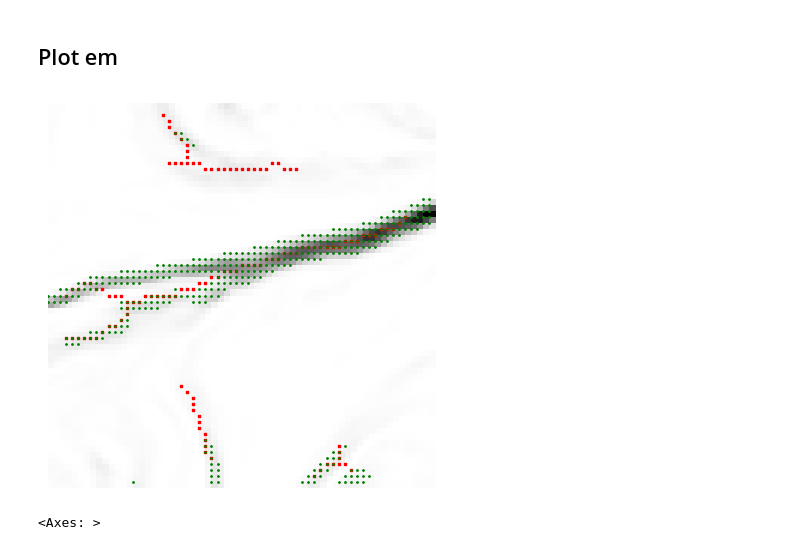
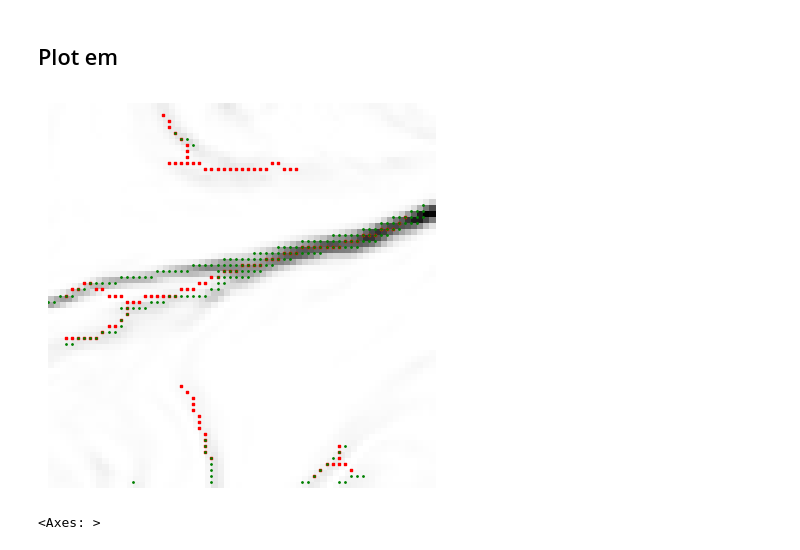
Before and after one commit to Sea-Meets-the-Stars/fronts, a Jupyter notebook: nb/pyBOA_b.ipynb, the cells around one changed output. Saved outputs shown, nothing was run; the diff lists cells and outputs as text; code cells hidden in the pictures.

```diff
--- a/nb/pyBOA_b.ipynb
+++ b/nb/pyBOA_b.ipynb
@@ -195,7 +195,7 @@ array(122)
 # %% [markdown]
 ## Plot em
 # %%
-def plot_fronts(idx, boa, res_fronts=None):
+def plot_fronts(idx, boa, res_fronts=None, thin:bool=False):
     div_sst, sst, sss, Divb2 = parse_idx(idx)
 
     # Plot
@@ -214,15 +214,18 @@ def plot_fronts(idx, boa, res_fronts=None):
     col,row = np.where(np.isfinite(boa.data_fronts.isel(time=0).data))
     ax.scatter(row, col, s=1.0, color='red', marker='s')
     if res_fronts is not None:
-        col,row = np.where(res_fronts.isel(time=0).data)
+        rdata =  res_fronts.isel(time=0).data
+        if thin:
+            rdata = morphology.thin(rdata, max_num_iter=1)
+        col,row = np.where(rdata)
         ax.scatter(row, col, s=1.0, color='green')
     #
     plt.show()
 # %%
 #plot_fronts(idx, boa, res_fronts=res_fronts)
-plot_fronts(idx, boa, res_fronts=res_frnt2)
+plot_fronts(idx, boa, res_fronts=res_frnt2, thin=True)
 # %% [output]
-[figure, old version]
+[figure, new version]
 # %%
 cutout.show_image(np.flipud(pp_fields[0]), cm='Reds', clbl='b')
 # %% [output]
```
Also changed, not shown: 5 other files.
